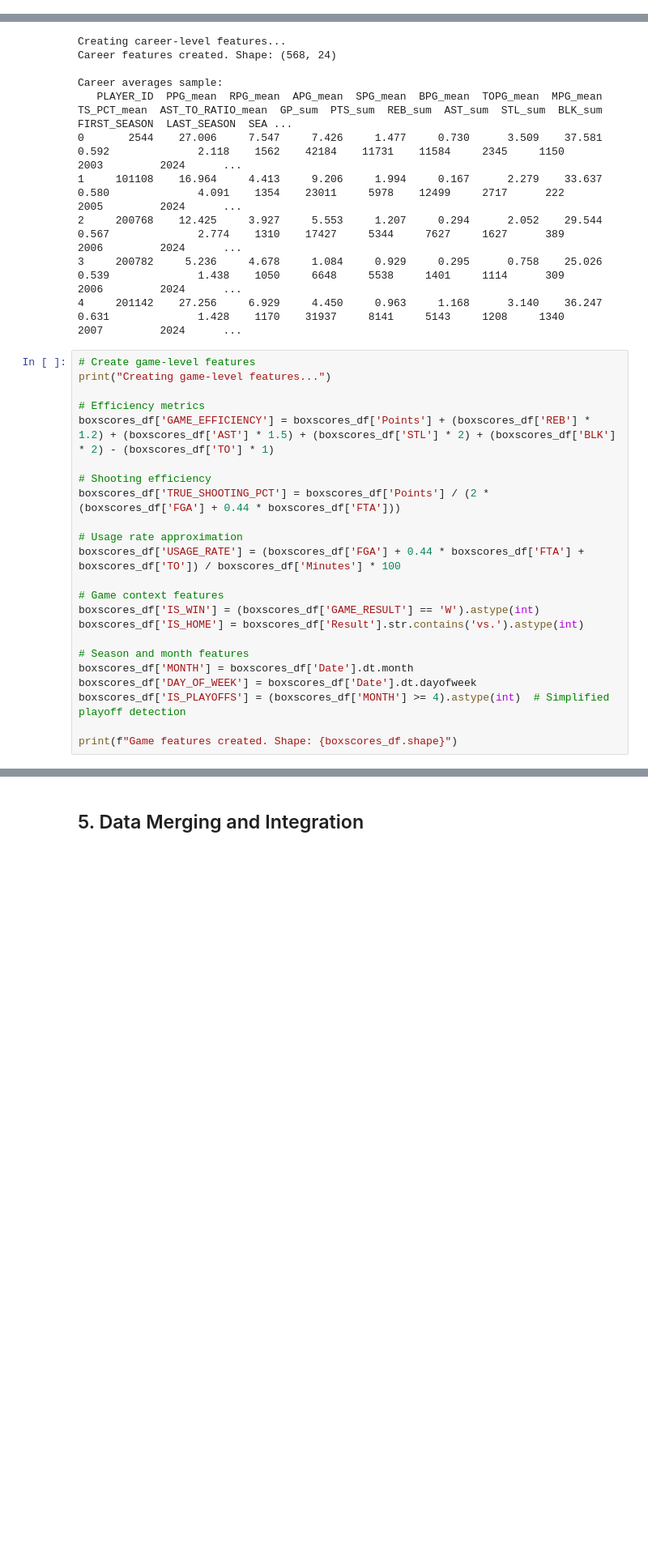
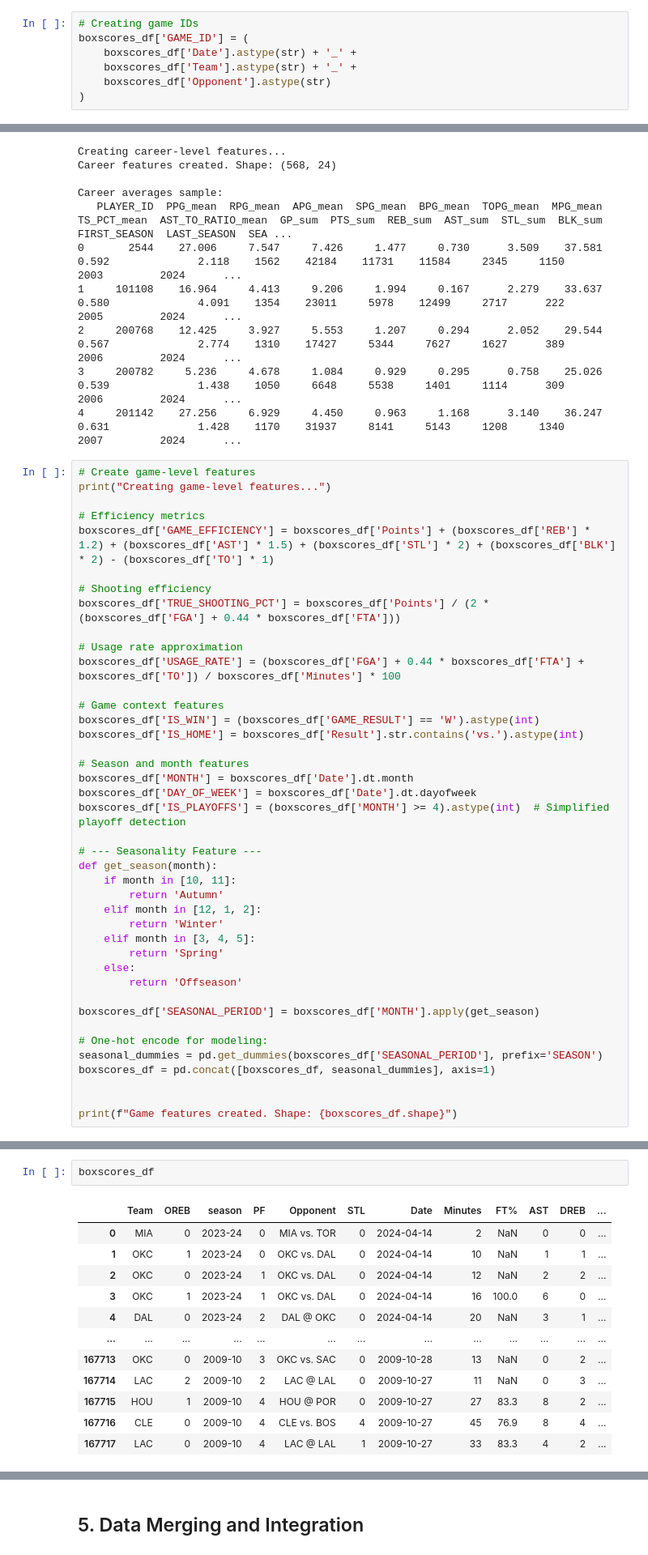
Before and after one commit to MSE-436-Project-Team/Project-Mono-Repo, a Jupyter notebook: backend/DataRetrievalAndManipulation/nba_feature_engineering.ipynb, the cells around one changed output, grey strips where cells are left out. Shown: that part at 81% size. Saved outputs shown, nothing was run; the diff lists cells and outputs as text; blank space fills up the shorter version.

```diff
--- a/backend/DataRetrievalAndManipulation/nba_feature_engineering.ipynb
+++ b/backend/DataRetrievalAndManipulation/nba_feature_engineering.ipynb
@@ -256,6 +276,13 @@ print(f"Date range: {boxscores_df['Date'].min()} to {boxscores_df['Date'].max()}
 Cleaning boxscores data...
 Boxscores cleaned. Shape: (167718, 30)
 Date range: 2003-10-29 00:00:00 to 2025-04-13 00:00:00
+# %%
+# Creating game IDs
+boxscores_df['GAME_ID'] = (
+    boxscores_df['Date'].astype(str) + '_' +
+    boxscores_df['Team'].astype(str) + '_' +
+    boxscores_df['Opponent'].astype(str)
+)
 # %% [markdown]
 ## 4. Feature Engineering
 # %%
@@ -347,6 +379,24 @@ boxscores_df['MONTH'] = boxscores_df['Date'].dt.month
 boxscores_df['DAY_OF_WEEK'] = boxscores_df['Date'].dt.dayofweek
 boxscores_df['IS_PLAYOFFS'] = (boxscores_df['MONTH'] >= 4).astype(int)  # Simplified playoff detection
 
+# --- Seasonality Feature ---
+def get_season(month):
+    if month in [10, 11]:
+        return 'Autumn'
+    elif month in [12, 1, 2]:
+        return 'Winter'
+    elif month in [3, 4, 5]:
+        return 'Spring'
+    else:
+        return 'Offseason'
+
+boxscores_df['SEASONAL_PERIOD'] = boxscores_df['MONTH'].apply(get_season)
+
+# One-hot encode for modeling:
+seasonal_dummies = pd.get_dummies(boxscores_df['SEASONAL_PERIOD'], prefix='SEASON')
+boxscores_df = pd.concat([boxscores_df, seasonal_dummies], axis=1)
+
+
 print(f"Game features created. Shape: {boxscores_df.shape}")
 # %% [output]
 Creating game-level features...
@@ -353,0 +404,15 @@ Game features created. Shape: (167718, 38)
+# %%
+boxscores_df
+# %% [output]
+|  | Team | OREB | season | PF | Opponent | STL | Date | Minutes | FT% | AST | DREB | ... |
+| 0 | MIA | 0 | 2023-24 | 0 | MIA vs. TOR | 0 | 2024-04-14 | 2 | NaN | 0 | 0 | ... |
+| 1 | OKC | 1 | 2023-24 | 0 | OKC vs. DAL | 0 | 2024-04-14 | 10 | NaN | 1 | 1 | ... |
+| 2 | OKC | 0 | 2023-24 | 1 | OKC vs. DAL | 0 | 2024-04-14 | 12 | NaN | 2 | 2 | ... |
+| 3 | OKC | 1 | 2023-24 | 1 | OKC vs. DAL | 0 | 2024-04-14 | 16 | 100.0 | 6 | 0 | ... |
+| 4 | DAL | 0 | 2023-24 | 2 | DAL @ OKC | 0 | 2024-04-14 | 20 | NaN | 3 | 1 | ... |
+| ... | ... | ... | ... | ... | ... | ... | ... | ... | ... | ... | ... | ... |
+| 167713 | OKC | 0 | 2009-10 | 3 | OKC vs. SAC | 0 | 2009-10-28 | 13 | NaN | 0 | 2 | ... |
+| 167714 | LAC | 2 | 2009-10 | 2 | LAC @ LAL | 0 | 2009-10-27 | 11 | NaN | 0 | 3 | ... |
+| 167715 | HOU | 1 | 2009-10 | 4 | HOU @ POR | 0 | 2009-10-27 | 27 | 83.3 | 8 | 2 | ... |
+| 167716 | CLE | 0 | 2009-10 | 4 | CLE vs. BOS | 4 | 2009-10-27 | 45 | 76.9 | 8 | 4 | ... |
+| 167717 | LAC | 0 | 2009-10 | 4 | LAC @ LAL | 1 | 2009-10-27 | 33 | 83.3 | 4 | 2 | ... |
```
Also changed, not shown: parts of 31 cells of this notebook, 4 other files.
